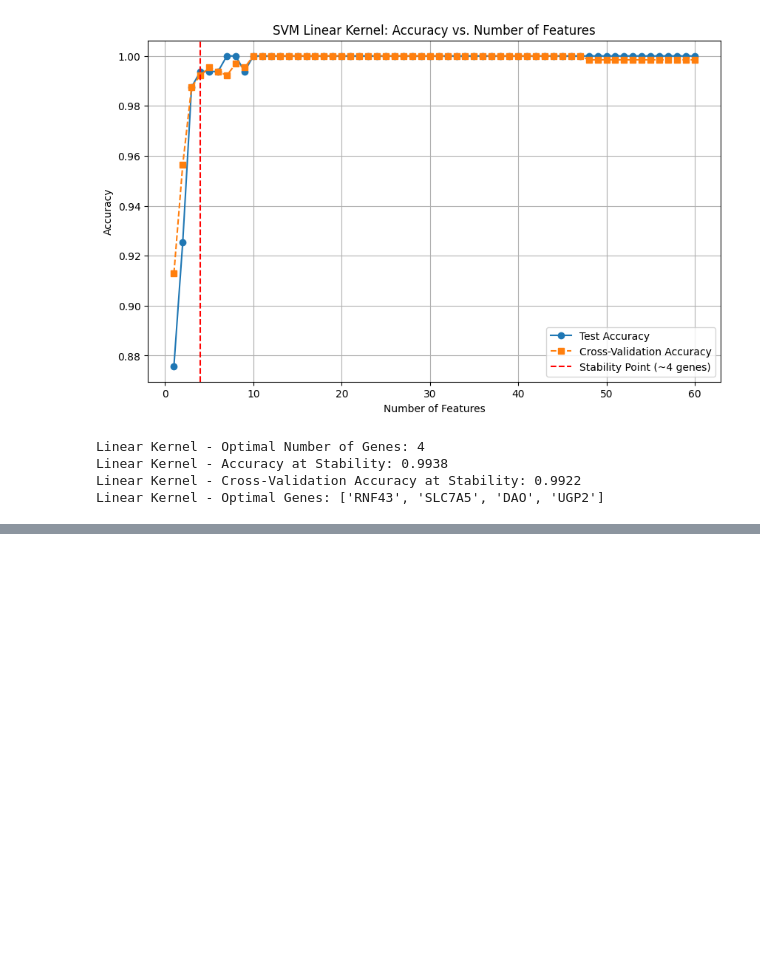
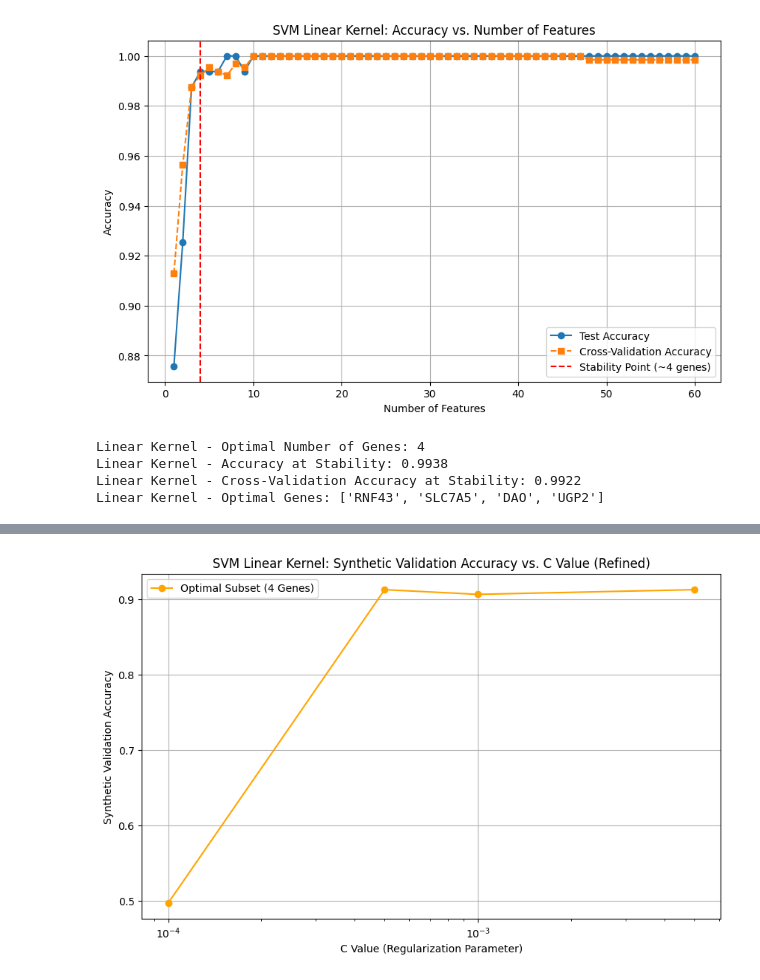
Before and after one commit to Laaliji/Colon-Cancer-Gene-Expression-Data-Classification-Analysis, a Jupyter notebook: Colon_Cancer_Gene_Expression_Analysis.ipynb, the cells around one changed output, grey strips where cells are left out. Cells and saved outputs as stored; diff of their text form; code cells hidden in the pictures; blank space fills up the shorter version.

```diff
--- a/Colon_Cancer_Gene_Expression_Analysis.ipynb
+++ b/Colon_Cancer_Gene_Expression_Analysis.ipynb
@@ -1191,0 +1160,90 @@ Linear Kernel - Validation Accuracy on Synthetic Data (Optimal Genes): 0.9193
+# %%
+# Use previously defined data
+svm_linear_optimal_genes = ['RNF43', 'SLC7A5', 'DAO', 'UGP2']
+log_optimal_genes = ['RNF43', 'SLC7A5', 'UGP2', 'DAO', 'NEURL1B']
+
+# Step 1: Refine \( C \) with a Finer Range
+C_values_fine = [0.0001, 0.0005, 0.001, 0.005]
+optimal_subset_accuracies_fine = []
+
+print("=== Refining C Values for Optimal Subset (4 Genes) ===")
+X_synthetic = X_test_scaled.copy() + np.random.normal(loc=0, scale=1.0, size=X_test_scaled.shape)
+X_synthetic = pd.DataFrame(X_synthetic, columns=X_train_scaled.columns)
+svm_linear_X_train_opt = X_train_scaled[svm_linear_optimal_genes]
+svm_linear_X_synthetic_opt = X_synthetic[svm_linear_optimal_genes]
+
+for C in C_values_fine:
+    svm_model = SVC(kernel='linear', C=C, random_state=42)
+    svm_model.fit(svm_linear_X_train_opt, y_train)
+    svm_val_pred_opt = svm_model.predict(svm_linear_X_synthetic_opt)
+    opt_accuracy = accuracy_score(y_test, svm_val_pred_opt)
+    optimal_subset_accuracies_fine.append(opt_accuracy)
+    print(f"C={C:<8} | Optimal Subset Synthetic Accuracy: {round(opt_accuracy, 4):<8}")
+
+best_C_optimal = C_values_fine[np.argmax(optimal_subset_accuracies_fine)]
+best_optimal_accuracy = max(optimal_subset_accuracies_fine)
+print(f"\nBest C for Optimal Subset: {best_C_optimal}, Synthetic Accuracy: {round(best_optimal_accuracy, 4)}")
+
+# Step 2: Re-evaluate Cross-Validation with Best \( C \)
+svm_model_best = SVC(kernel='linear', C=best_C_optimal, random_state=42)
+svm_model_best.fit(svm_linear_X_train_opt, y_train)
+svm_cv_scores_best = cross_val_score(svm_model_best, svm_linear_X_train_opt, y_train, cv=5, scoring='accuracy')
+print("\nCV Accuracy with Best C (Optimal Subset):", round(svm_cv_scores_best.mean(), 4))
+
+# Step 3: Reassess Feature Selection with Best \( C \)
+svm_model = SVC(kernel='linear', C=best_C_optimal, random_state=42)
+svm_model.fit(X_train_scaled, y_train)
+svm_linear_coefficients = pd.Series(svm_model.coef_[0], index=X_train_scaled.columns)
+svm_linear_abs_coefficients = svm_linear_coefficients.abs()
+svm_linear_sorted_genes = svm_linear_abs_coefficients.sort_values(ascending=False).index.tolist()
+svm_linear_accuracies = []
+svm_linear_cv_accuracies = []
+
+for n in range(1, len(svm_linear_sorted_genes) + 1):
+    svm_linear_top_genes = svm_linear_sorted_genes[:n]
+    svm_linear_X_train_subset = X_train_scaled[svm_linear_top_genes]
+    svm_linear_X_test_subset = X_test_scaled[svm_linear_top_genes]
+    svm_model.fit(svm_linear_X_train_subset, y_train)
+    svm_linear_y_pred = svm_model.predict(svm_linear_X_test_subset)
+    svm_linear_accuracies.append(accuracy_score(y_test, svm_linear_y_pred))
+    svm_linear_cv_scores = cross_val_score(svm_model, svm_linear_X_train_subset, y_train, cv=5, scoring='accuracy')
+    svm_linear_cv_accuracies.append(svm_linear_cv_scores.mean())
+    if n in [1, 4, 5, 10, 20, 30, 40, 50, 60]:
+        print(f"Accuracy with {n} genes: {svm_linear_accuracies[n-1]:.4f}")
+        print(f"Cross-Validation Accuracy with {n} genes: {svm_linear_cv_accuracies[n-1]:.4f}")
+
+svm_linear_stable_point_new = next((i + 1 for i in range(1, len(svm_linear_accuracies))
+                                  if svm_linear_accuracies[i] - svm_linear_accuracies[i-1] < 0.01 and svm_linear_accuracies[i] > 0.95), None)
+if svm_linear_stable_point_new:
+    svm_linear_optimal_genes_new = svm_linear_sorted_genes[:svm_linear_stable_point_new]
+    print(f"\nNew Optimal Number of Genes: {svm_linear_stable_point_new}")
+    print(f"Accuracy at New Stability: {svm_linear_accuracies[svm_linear_stable_point_new-1]:.4f}")
+    print(f"CV Accuracy at New Stability: {svm_linear_cv_accuracies[svm_linear_stable_point_new-1]:.4f}")
+    print(f"New Optimal Genes: {svm_linear_optimal_genes_new}")
+else:
+    print("\nNo clear stability point detected with new C.")
+
+# Step 4: Compare with Logistic Regression
+log_model = LogisticRegression(random_state=42)
+log_model.fit(X_train_scaled[log_optimal_genes], y_train)
+log_val_pred = log_model.predict(X_synthetic[log_optimal_genes])
+log_synthetic_accuracy = accuracy_score(y_test, log_val_pred)
+print("\n=== Logistic Regression Synthetic Validation ===")
+print(f"Logistic Regression - Synthetic Validation Accuracy (std=1.0, 5 Genes): {round(log_synthetic_accuracy, 4)}")
+
+# Plot Synthetic Validation Accuracy vs. C for SVM
+plt.figure(figsize=(10, 6))
+plt.plot(C_values_fine, optimal_subset_accuracies_fine, marker='o', label='Optimal Subset (4 Genes)', color='orange')
+plt.xscale('log')
+plt.xlabel('C Value (Regularization Parameter)')
+plt.ylabel('Synthetic Validation Accuracy')
+plt.title('SVM Linear Kernel: Synthetic Validation Accuracy vs. C Value (Refined)')
+plt.legend()
+plt.grid(True)
+plt.show()
+
+# Compare Synthetic Validation Accuracies
+print("\n=== Synthetic Validation Comparison ===")
+print(f"SVM Optimal Subset (C={best_C_optimal}, 4 Genes): {round(best_optimal_accuracy, 4)}")
+print(f"Logistic Regression (5 Genes): {round(log_synthetic_accuracy, 4)}")
+# %% [output]
@@ -1191,0 +1267 @@ Linear Kernel - Validation Accuracy on Synthetic Data (Optimal Genes): 0.9193
+[figure, added]
```
Also changed, not shown: parts of 16 cells of this notebook.
